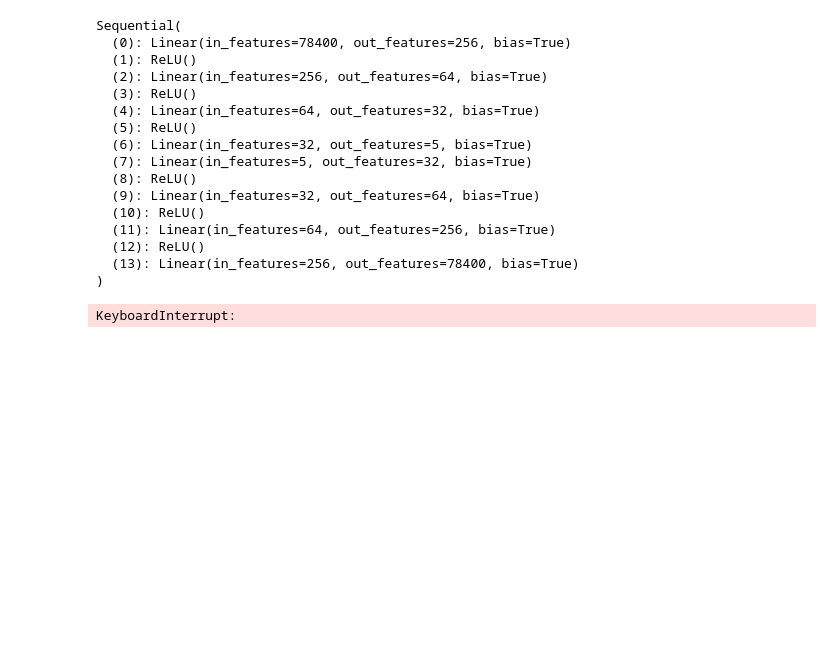
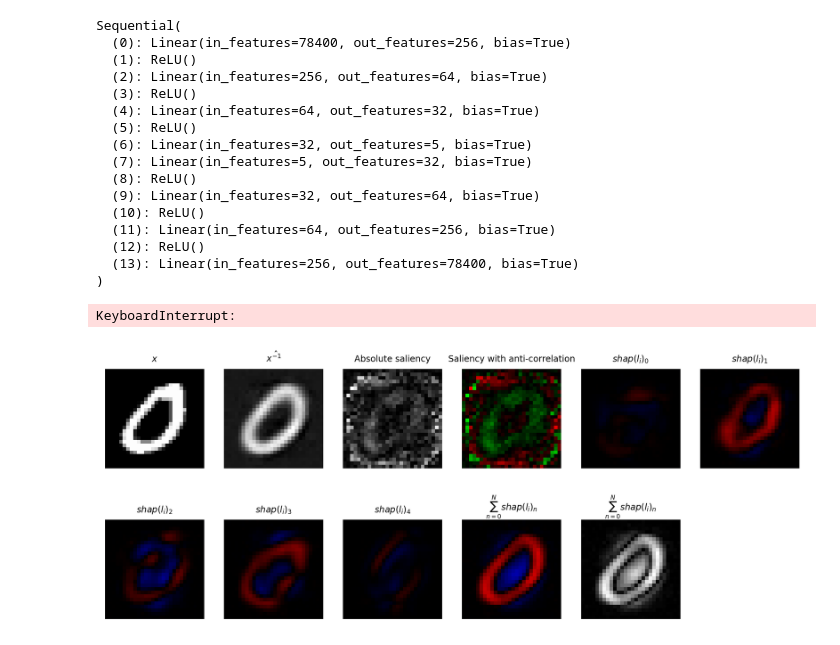
Before and after one commit to eivind-bn/master-project, a Jupyter notebook: mnist_autoencoder.ipynb, the cells around one changed output. Saved outputs shown, nothing was run; the diff lists cells and outputs as text; code cells hidden in the pictures; blank space fills up the shorter version.

```diff
--- a/mnist_autoencoder.ipynb
+++ b/mnist_autoencoder.ipynb
@@ -210,0 +263,83 @@ plt.imshow(dY, cmap="gray")
+# %%
+idx = random.randint(0,len(images))
+X = images[idx]
+X_inv = autoencoder(X)
+digit = X_inv.tensor().argmax().item()
+
+fig = plt.figure(dpi=250, figsize=(10,4))
+fig.add_subplot(2,6,1)
+plt.imshow(X, cmap="gray")
+plt.axis('off')
+plt.title(f'$x$', size=7)
+
+fig.add_subplot(2,6, 2)
+plt.imshow(X_inv.numpy(), cmap="gray")
+plt.axis('off')
+plt.title(f'$\\hat{{x^{{-1}}}}$', size=7)
+
+abs_saliency = X_inv.saliency(lambda t: t.sum())
+
+fig.add_subplot(2,6,3)
+plt.imshow(abs_saliency, cmap="gray")
+plt.axis('off')
+plt.title(f"Absolute saliency", size=7)
+
+gradients = X_inv.gradients(lambda t: t.sum())
+min,max = gradients.min(), gradients.max()
+if abs(max) > abs(min):
+    min = -max
+else:
+    max = -min
+red = torch.where(gradients < 0, gradients/min, torch.zeros_like(gradients))
+green = torch.where(gradients > 0, gradients/max, torch.zeros_like(gradients))
+saliency_with_corr = torch.zeros((28,28,3), dtype=torch.float32, device="cpu")
+saliency_with_corr[:,:,0] = red
+saliency_with_corr[:,:,1] = green
+
+fig.add_subplot(2,6,4)
+plt.imshow(saliency_with_corr, cmap="gray")
+plt.axis('off')
+plt.title(f"Saliency with anti-correlation", size=7)
+
+data = encoder(images).numpy()
+explainer = shap.PermutationExplainer(lambda t: decoder(torch.from_numpy(t)).numpy().reshape((-1,784)), masker=data)
+autoencoder_shap_values: shap.Explanation = explainer(data[idx:idx+1], max_evals=11)[0]
+autoencoder_shap_values = np.array(autoencoder_shap_values.values).reshape((latent_dim,28,28))
+
+shap_sum = autoencoder_shap_values.sum(0)
+min,max = shap_sum.min(), shap_sum.max()
+if abs(max) > abs(min):
+    min = -max
+else:
+    max = -min
+blue = np.where(autoencoder_shap_values < 0, autoencoder_shap_values/min, np.zeros_like(autoencoder_shap_values))
+red = np.where(autoencoder_shap_values > 0, autoencoder_shap_values/max, np.zeros_like(autoencoder_shap_values))
+
+shap_images = []
+for i in range(5):
+    image = np.zeros((28,28,3), dtype=np.float32)
+    image[:,:,0] = red[i]
+    image[:,:,2] = blue[i]
+    shap_images.append(image)
+    fig.add_subplot(2,6,i+5)
+    plt.imshow(shap_images[-1], cmap="gray")
+    plt.axis('off')
+    plt.title(f'$shap(l_{{i}})_{i}$', size=7)
+
+
+image = np.zeros((28,28,3), dtype=np.float32)
+image[:,:,2] = np.where(shap_sum < 0, -shap_sum, np.zeros_like(shap_sum))
+image[:,:,0] = np.where(shap_sum > 0, shap_sum, np.zeros_like(shap_sum))
+
+fig.add_subplot(2,6,10)
+plt.imshow(image)
+plt.axis('off')
+plt.title(f'$\sum_{{n=0}}^{{N}}{{shap(l_{{i}})_{{n}}}}$', size=7)
+
+fig.add_subplot(2,6,11)
+plt.imshow(image.mean(axis=2), cmap="gray")
+plt.axis('off')
+plt.title(f'$\sum_{{n=0}}^{{N}}{{shap(l_{{i}})_{{n}}}}$', size=7)
+plt.show()
+# %% [output]
+[figure, added]
```
Also changed, not shown: parts of 5 cells of this notebook, 12 other files.
